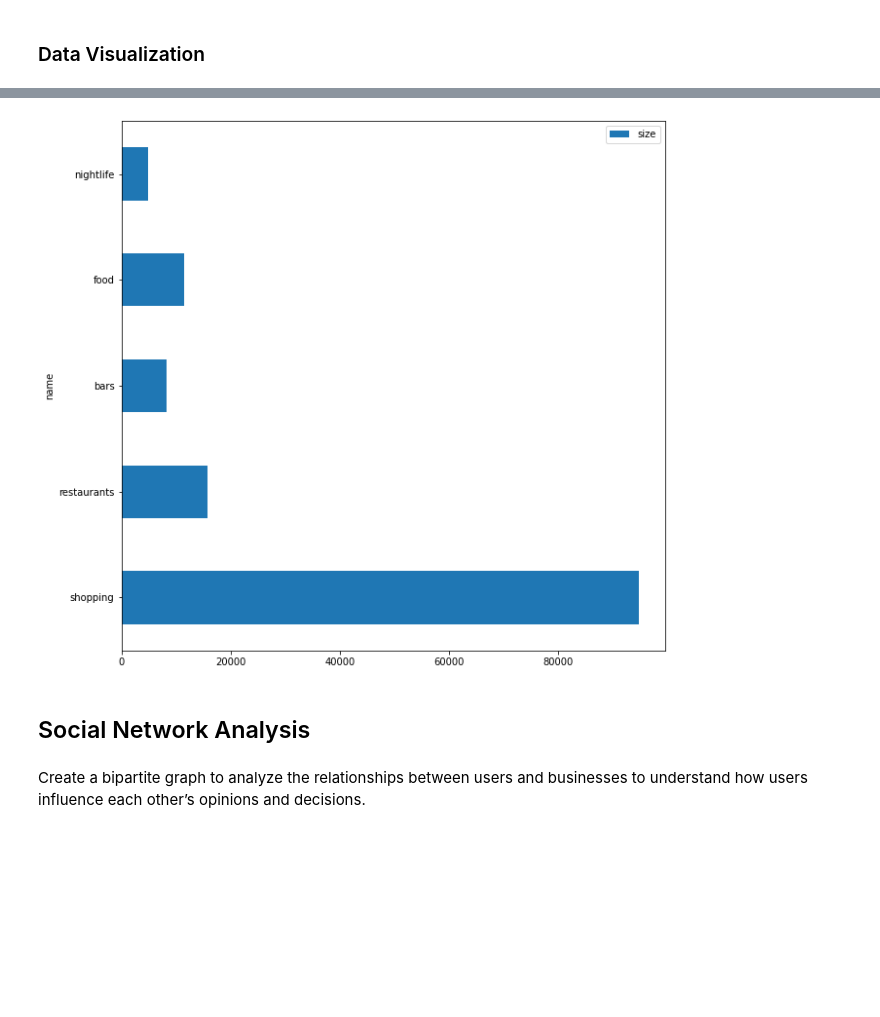
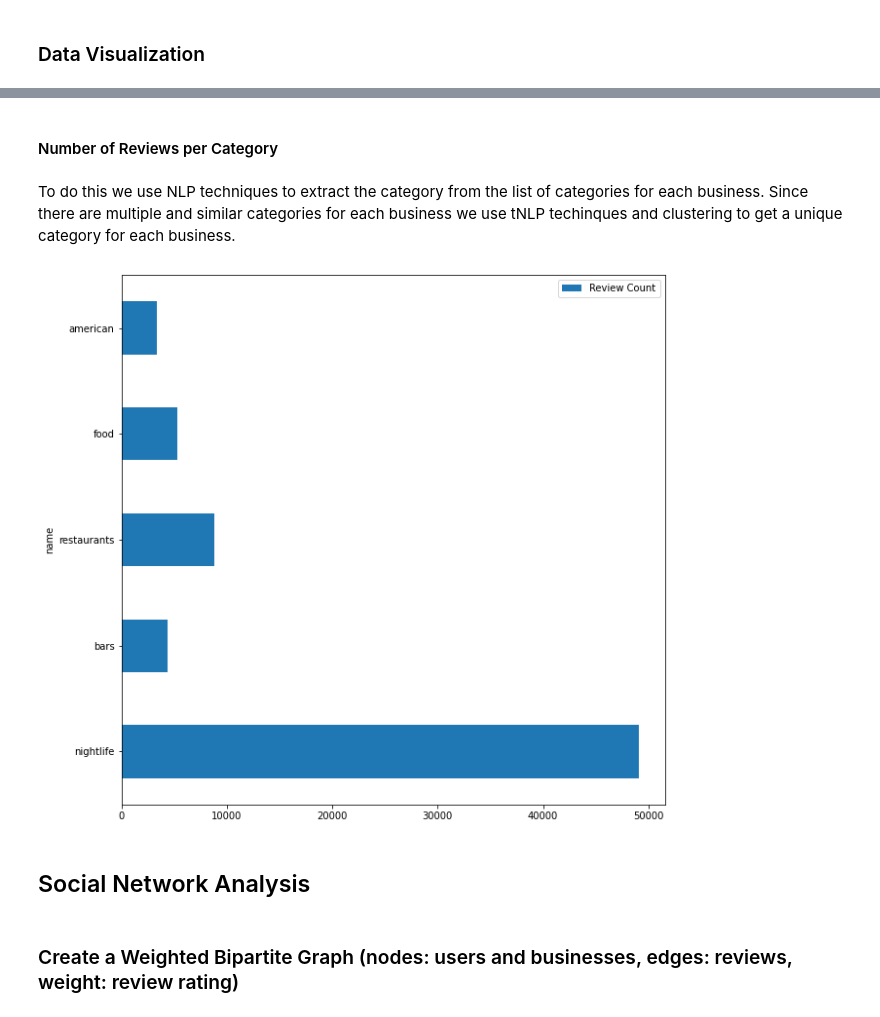
Before and after one commit to sergiodagama/FEUP-CAC_Yelp_Recommender_System, a Jupyter notebook: sna.ipynb, the cells around one changed output, grey strips where cells are left out. Saved outputs shown, nothing was run; the diff lists cells and outputs as text; code cells hidden in the pictures; blank space fills up the shorter version.

```diff
--- a/sna.ipynb
+++ b/sna.ipynb
@@ -299,3 +266,7 @@ sample_reviews['stars'].mean()
+# %% [markdown]
+#### Number of Reviews per Category
+# %% [markdown]
+To do this we use NLP techniques to extract the category from the list of categories for each business. Since there are multiple and similar categories for each business we use tNLP techinques and clustering to get a unique category for each business.
 # %%
 from sklearn.feature_extraction.text import TfidfVectorizer
 from sklearn.cluster import KMeans
@@ -319,39 +308,11 @@ categories['cluster'] = kmeans.labels_
-# %%
-from sklearn.decomposition import LatentDirichletAllocation
-
-# group the categories by their cluster labels
-clustered_categories = categories.groupby('cluster')
-
-# create a list to store the general category names
-cluster_names = []
-
-# iterate over each cluster
-for cluster, group in clustered_categories:
-    # vectorize the text data in the cluster
-    X = vectorizer.transform(group['category'])
-
-    # fit an LDA model to the data
-    lda = LatentDirichletAllocation(n_components=1)
-    lda.fit(X)
-
-    # get the most representative word for the cluster
-    words = vectorizer.get_feature_names()
-    topic_word = words[np.argmax(lda.components_[0])]
-
-    # add the general category name to the list
-    cluster_names.append(topic_word)
-
-# create a new DataFrame with the cluster sizes and general category names
-cluster_sizes = clustered_categories.size().reset_index(name='size')
-cluster_sizes['name'] = cluster_names
-
-# plot the distribution of clusters using the general category names
-cluster_sizes.plot(x='name', y='size', kind='barh', figsize=(10, 10))
-plt.show()
-# %% [output]
-[figure, removed]
+# %%
+# plot the distribution of clusters using the general category names
+cluster_categories(sample_business).plot(x='name', y='Review Count', kind='barh', figsize=(10, 10))
+plt.show()
+# %% [output]
+[figure, added]
 # %% [markdown]
 ## Social Network Analysis
-# %% [markdown]
-Create a bipartite graph to analyze the relationships between users and businesses to understand how users influence each other’s opinions and decisions.
+# %% [markdown]
+### Create a Weighted Bipartite Graph (nodes: users and businesses, edges: reviews, weight: review rating)
 # %%
```
Also changed, not shown: parts of 117 cells of this notebook.
